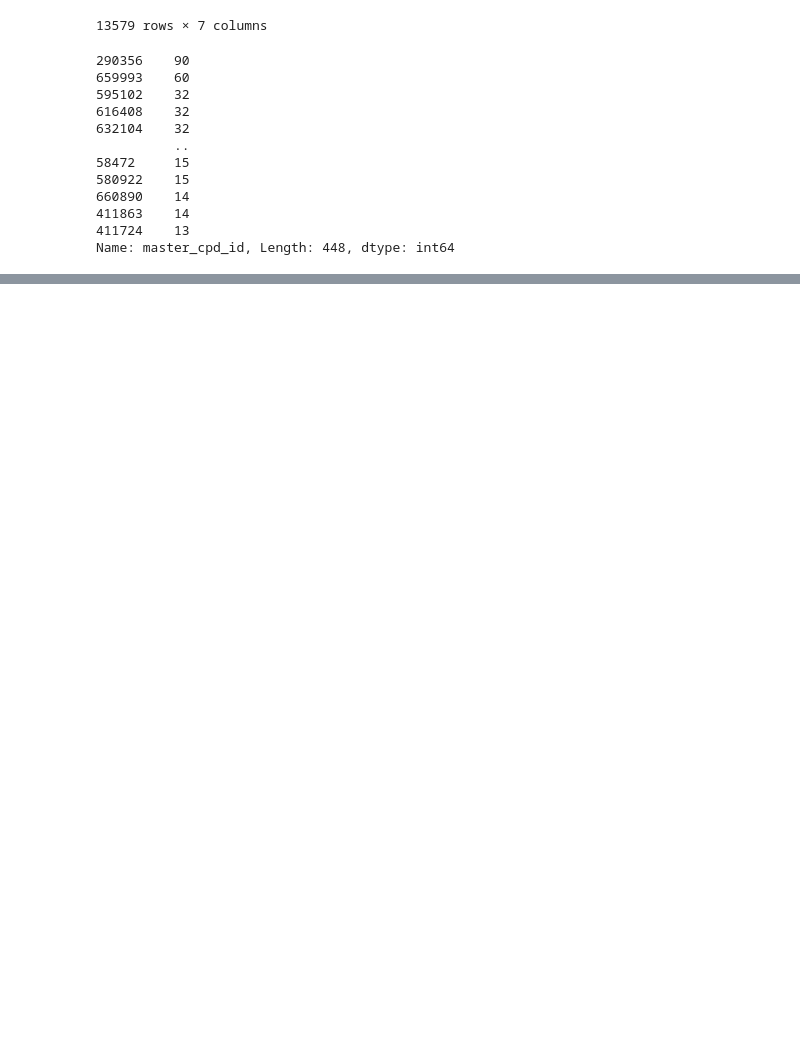
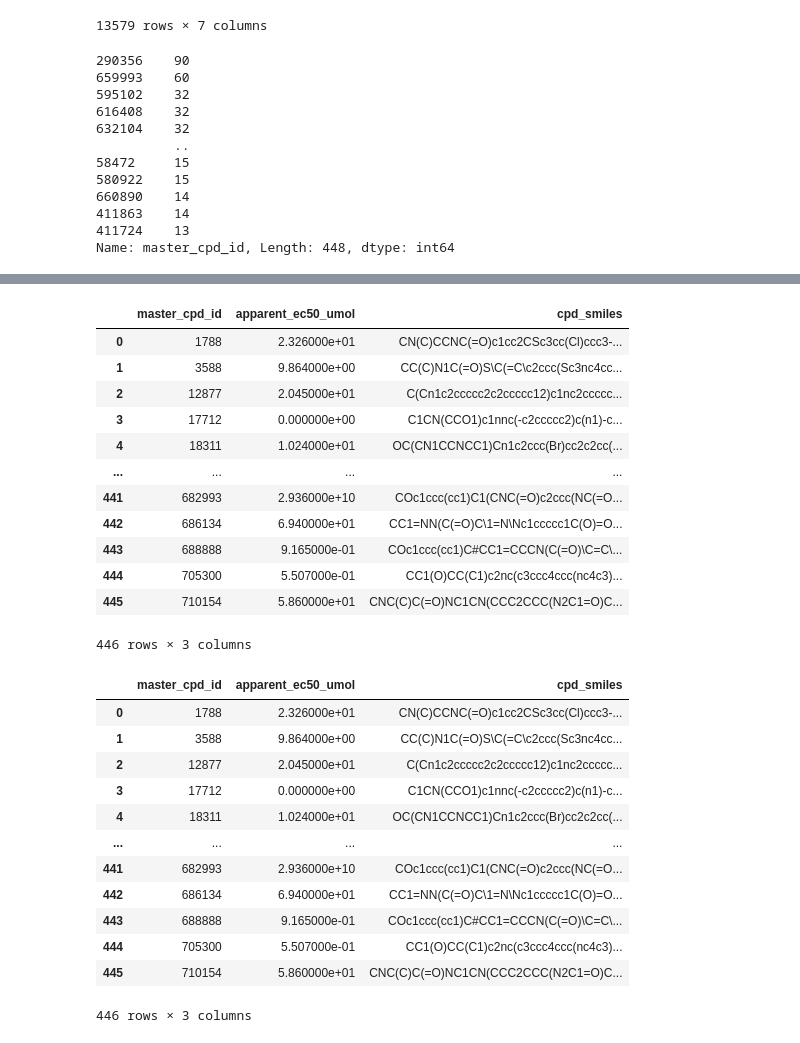
Before and after one commit to verawentzel/bep, a Jupyter notebook: notebooks/4. Data preparation.ipynb, the cells around one changed output, grey strips where cells are left out. Saved outputs shown, nothing was run; the diff lists cells and outputs as text; code cells hidden in the pictures; blank space fills up the shorter version.

```diff
--- a/notebooks/4. Data preparation.ipynb
+++ b/notebooks/4. Data preparation.ipynb
@@ -84,7 +103,7 @@ column_indices = [0, 9, 13, 15, 16]
 copy_columns(input_file, output_file, column_indices)
 # %%
 df_large = pd.read_csv(f"{folder}v20.data.curves_post_qc_419.txt", sep='\t')
-df_summary = df_large[['experiment_id', 'p1_center', 'apparent_ec50_umol', 'area_under_curve', 'master_cpd_id']]
+df_summary = df_large[[ 'master_cpd_id','apparent_ec50_umol']]
 # %%
 # df_summary = pd.read_csv(f"{folder}v20.data.curves_post_qc_419_summary.txt", sep='\t')
 df_summary
@@ -96,5 +154,36 @@ df_smiles.head()
 # %%
 df_all = pd.merge(df_summary, df_smiles, on='master_cpd_id', how='left')
+
+extracted_col = df_all["cpd_smiles"]
+df_summary = df_summary.join(extracted_col)
+df_summary
+# %% [output]
+|  | master_cpd_id | apparent_ec50_umol | cpd_smiles |
+| 0 | 1788 | 2.326000e+01 | CN(C)CCNC(=O)c1cc2CSc3cc(Cl)ccc3-... |
+| 1 | 3588 | 9.864000e+00 | CC(C)N1C(=O)S\C(=C\c2ccc(Sc3nc4cc... |
+| 2 | 12877 | 2.045000e+01 | C(Cn1c2ccccc2c2ccccc12)c1nc2ccccc... |
+| 3 | 17712 | 0.000000e+00 | C1CN(CCO1)c1nnc(-c2ccccc2)c(n1)-c... |
+| 4 | 18311 | 1.024000e+01 | OC(CN1CCNCC1)Cn1c2ccc(Br)cc2c2cc(... |
+| ... | ... | ... | ... |
+| 441 | 682993 | 2.936000e+10 | COc1ccc(cc1)C1(CNC(=O)c2ccc(NC(=O... |
+| 442 | 686134 | 6.940000e+01 | CC1=NN(C(=O)C\1=N\Nc1ccccc1C(O)=O... |
+| 443 | 688888 | 9.165000e-01 | COc1ccc(cc1)C#CC1=CCCN(C(=O)\C=C\... |
+| 444 | 705300 | 5.507000e-01 | CC1(O)CC(C1)c2nc(c3ccc4ccc(nc4c3)... |
+| 445 | 710154 | 5.860000e+01 | CNC(C)C(=O)NC1CN(CCC2CCC(N2C1=O)C... |
+446 rows × 3 columns
+|  | master_cpd_id | apparent_ec50_umol | cpd_smiles |
+| 0 | 1788 | 2.326000e+01 | CN(C)CCNC(=O)c1cc2CSc3cc(Cl)ccc3-... |
+| 1 | 3588 | 9.864000e+00 | CC(C)N1C(=O)S\C(=C\c2ccc(Sc3nc4cc... |
+| 2 | 12877 | 2.045000e+01 | C(Cn1c2ccccc2c2ccccc12)c1nc2ccccc... |
+| 3 | 17712 | 0.000000e+00 | C1CN(CCO1)c1nnc(-c2ccccc2)c(n1)-c... |
+| 4 | 18311 | 1.024000e+01 | OC(CN1CCNCC1)Cn1c2ccc(Br)cc2c2cc(... |
+| ... | ... | ... | ... |
+| 441 | 682993 | 2.936000e+10 | COc1ccc(cc1)C1(CNC(=O)c2ccc(NC(=O... |
+| 442 | 686134 | 6.940000e+01 | CC1=NN(C(=O)C\1=N\Nc1ccccc1C(O)=O... |
+| 443 | 688888 | 9.165000e-01 | COc1ccc(cc1)C#CC1=CCCN(C(=O)\C=C\... |
+| 444 | 705300 | 5.507000e-01 | CC1(O)CC(C1)c2nc(c3ccc4ccc(nc4c3)... |
+| 445 | 710154 | 5.860000e+01 | CNC(C)C(=O)NC1CN(CCC2CCC(N2C1=O)C... |
+446 rows × 3 columns
 # %%
 df_all_sorted = df_all.sort_values(by=['apparent_ec50_umol'])
 # %%
```
Also changed, not shown: parts of 10 cells of this notebook, 1 other file.
